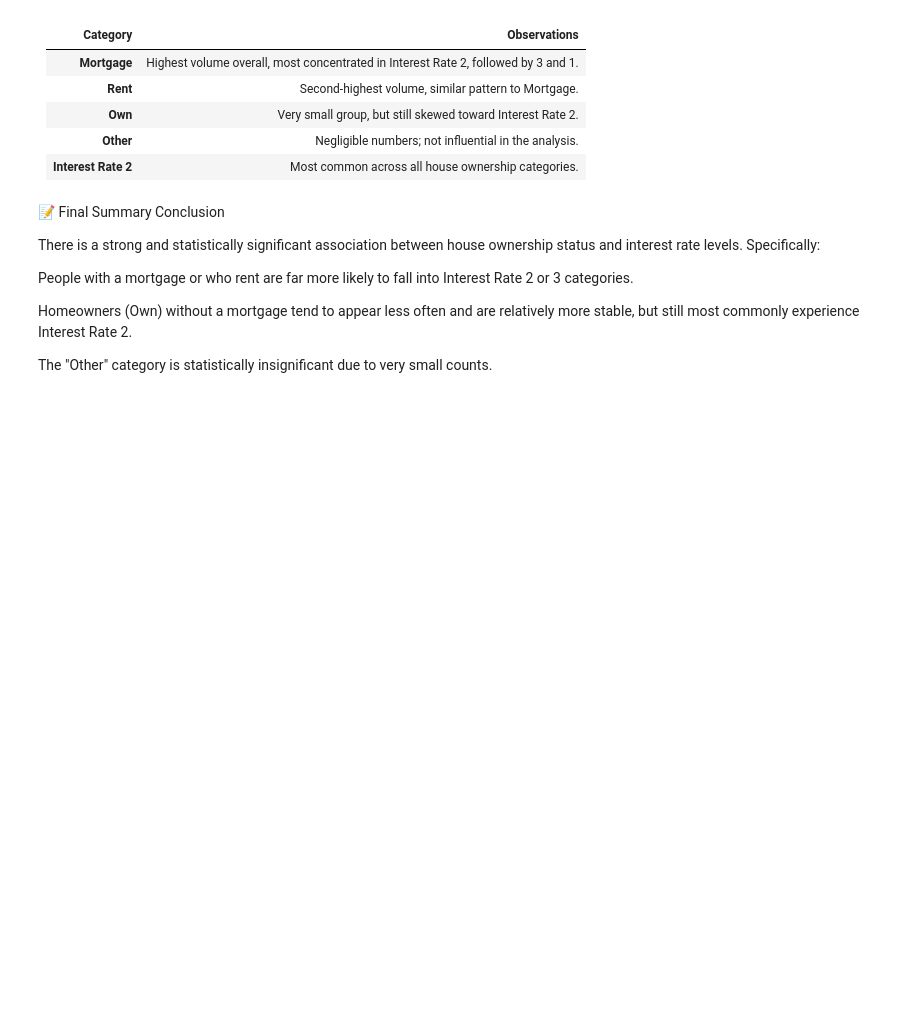
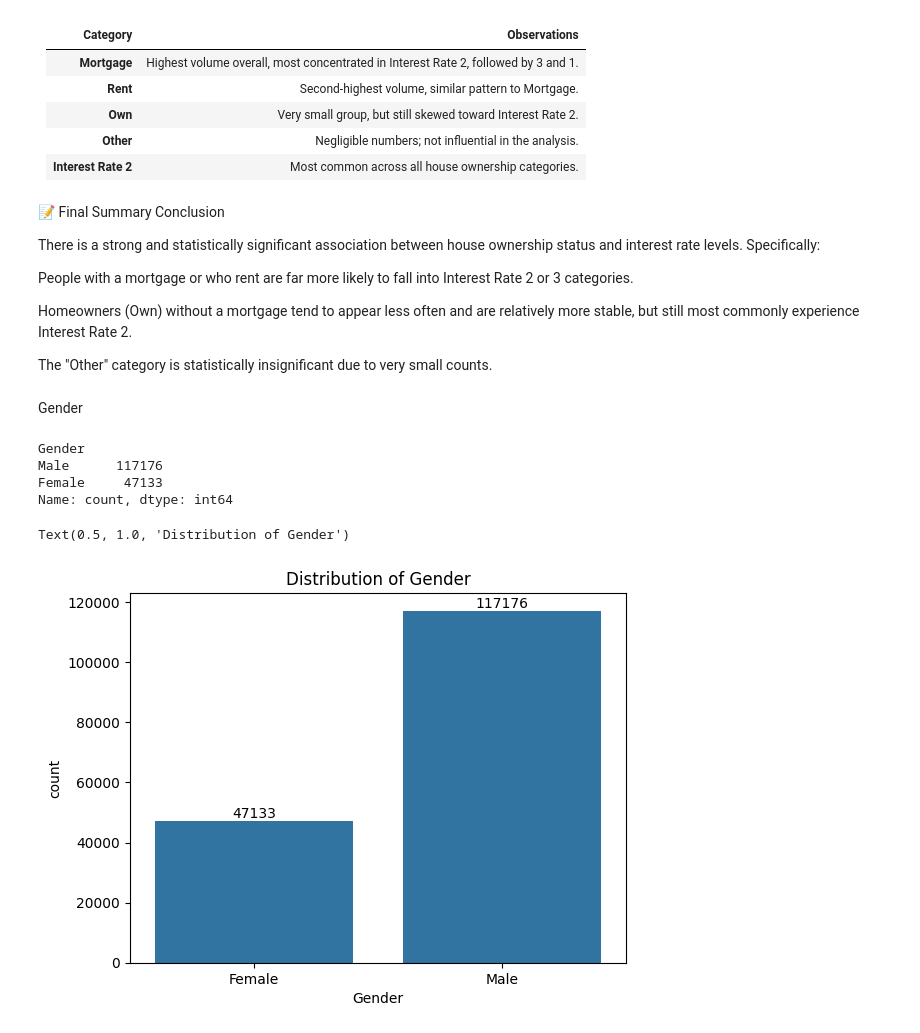
Before and after one commit to ka1817/Interest-Rate-Category-Prediction-Using-Supervised-Learning, a Jupyter notebook: notebook/eda.ipynb, the cells around one changed output. Drawn from its saved outputs; the diff is of its cells as text; code cells hidden in the pictures; blank space fills up the shorter version.

```diff
--- a/notebook/eda.ipynb
+++ b/notebook/eda.ipynb
@@ -530,3 +530,20 @@ People with a mortgage or who rent are far more likely to fall into Interest Rat
 Homeowners (Own) without a mortgage tend to appear less often and are relatively more stable, but still most commonly experience Interest Rate 2.
 
 The "Other" category is statistically insignificant due to very small counts.
+# %% [markdown]
+Gender
+# %%
+df['Gender'].value_counts()
+# %% [output]
+Gender
+Male      117176
+Female     47133
+Name: count, dtype: int64
+# %%
+ax=sns.countplot(x=df['Gender'])
+for bars in ax.containers:
+    ax.bar_label(bars)
+plt.title("Distribution of Gender")
+# %% [output]
+Text(0.5, 1.0, 'Distribution of Gender')
+[figure, added]
```
